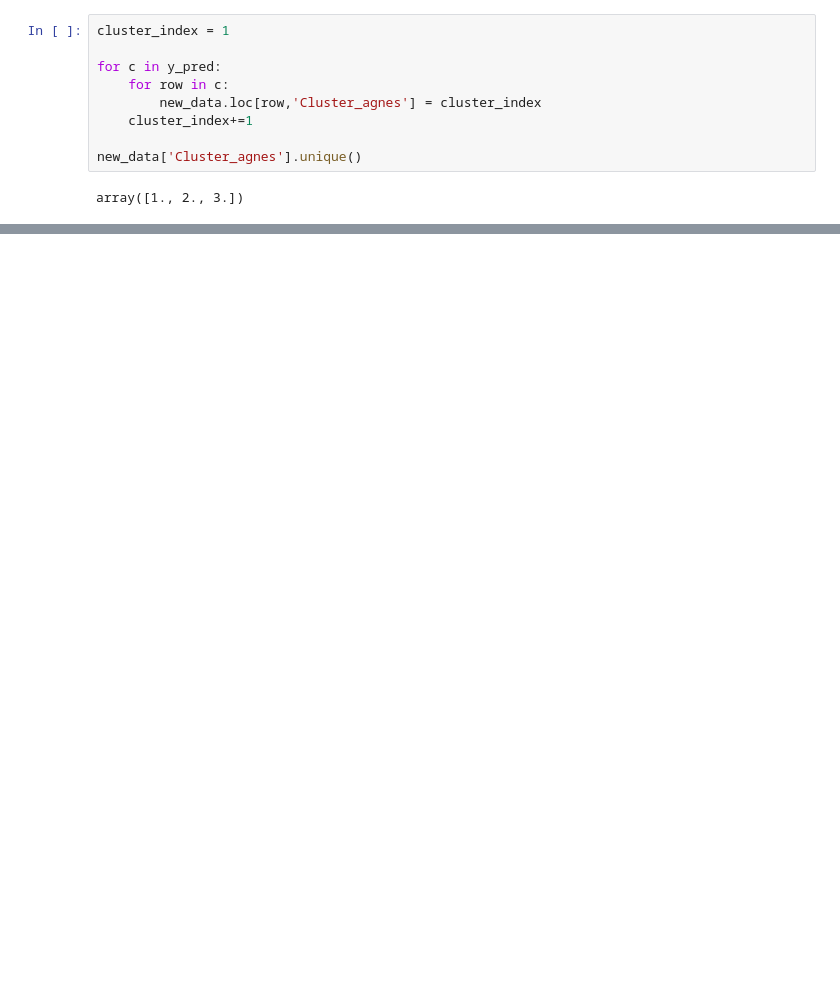
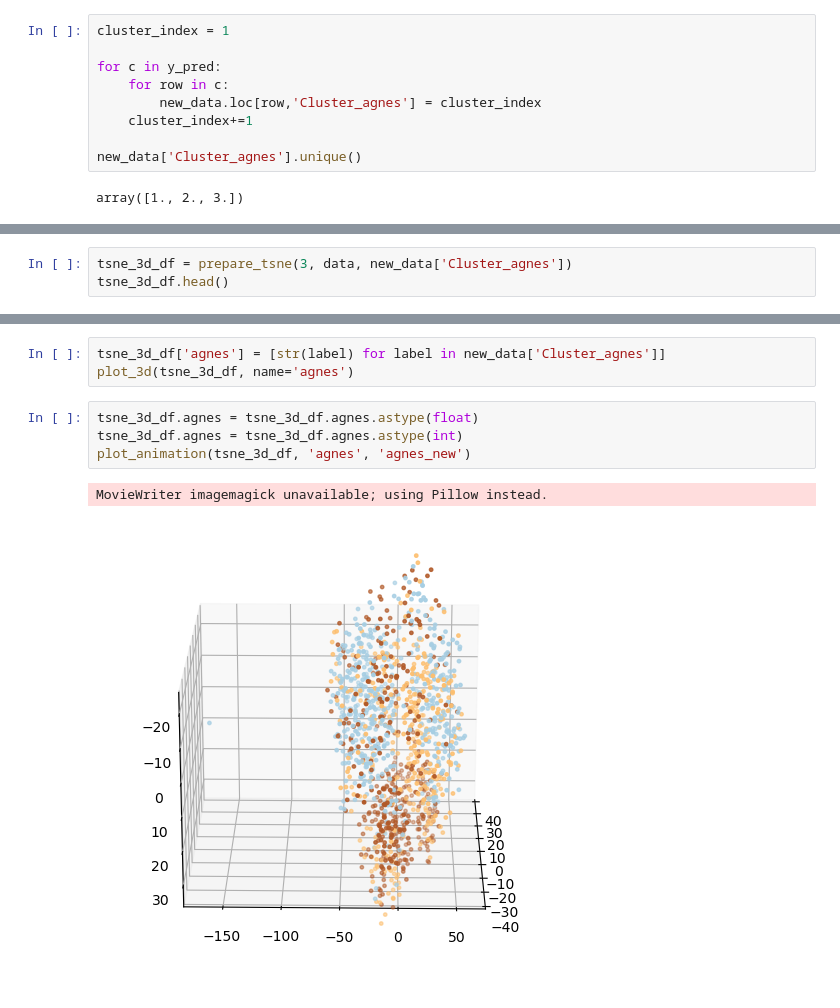
Before and after one commit to ferrorra/DataMining, a Jupyter notebook: Projet/Partie5/Clustering.ipynb, the cells around one changed output, grey strips where cells are left out. Saved outputs shown, nothing was run; the diff lists cells and outputs as text; blank space fills up the shorter version.

```diff
--- a/Projet/Partie5/Clustering.ipynb
+++ b/Projet/Partie5/Clustering.ipynb
@@ -571,0 +565,3 @@ agnes_results.to_csv('agnes.csv')
+# %%
+tsne_3d_df = prepare_tsne(3, data, new_data['Cluster_agnes'])
+tsne_3d_df.head()
@@ -571,0 +575,10 @@ agnes_results.to_csv('agnes.csv')
+# %%
+tsne_3d_df['agnes'] = [str(label) for label in new_data['Cluster_agnes']]
+plot_3d(tsne_3d_df, name='agnes')
+# %%
+tsne_3d_df.agnes = tsne_3d_df.agnes.astype(float)
+tsne_3d_df.agnes = tsne_3d_df.agnes.astype(int)
+plot_animation(tsne_3d_df, 'agnes', 'agnes_new')
+# %% [output]
+MovieWriter imagemagick unavailable; using Pillow instead.
+[figure, added]
```
Also changed, not shown: parts of 24 cells of this notebook, 1 other file.
